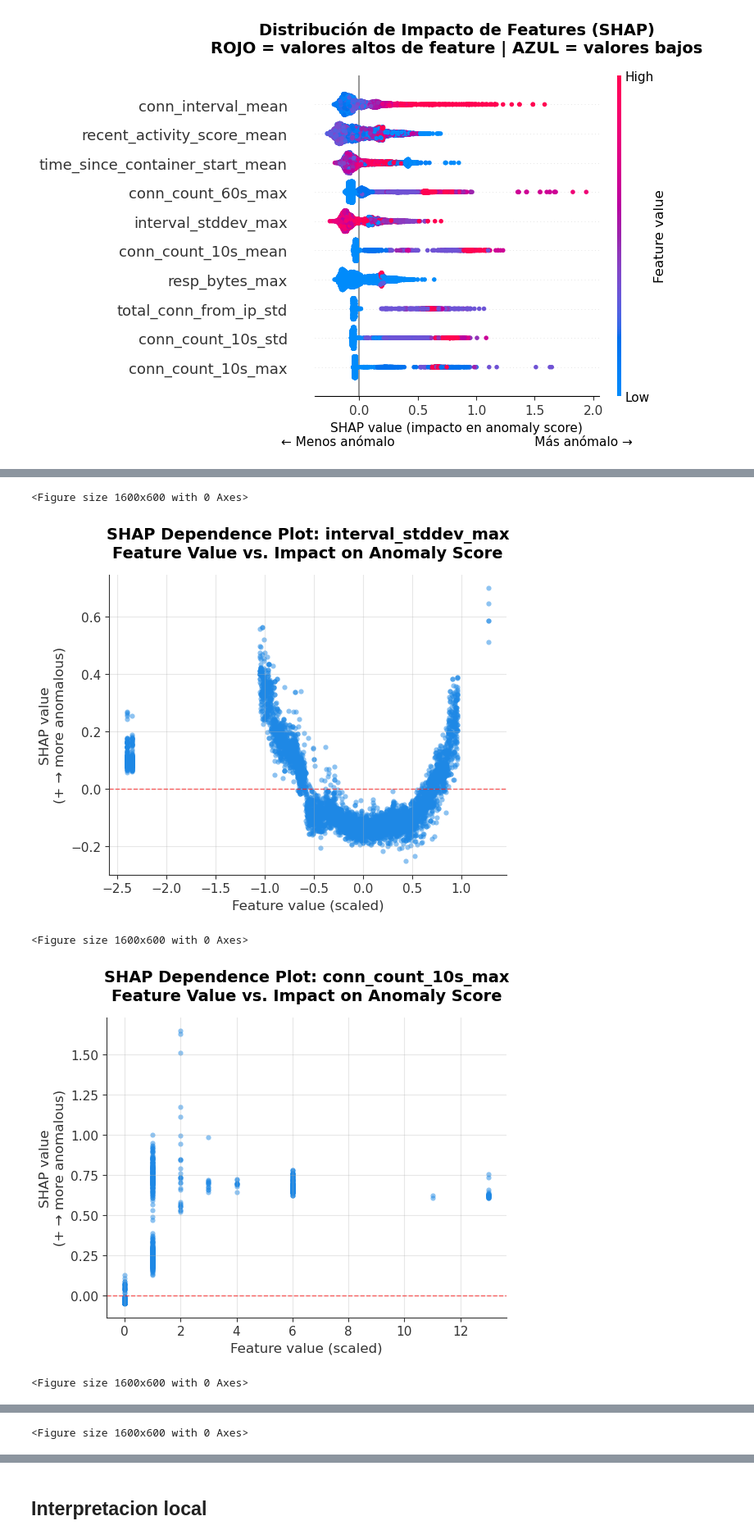
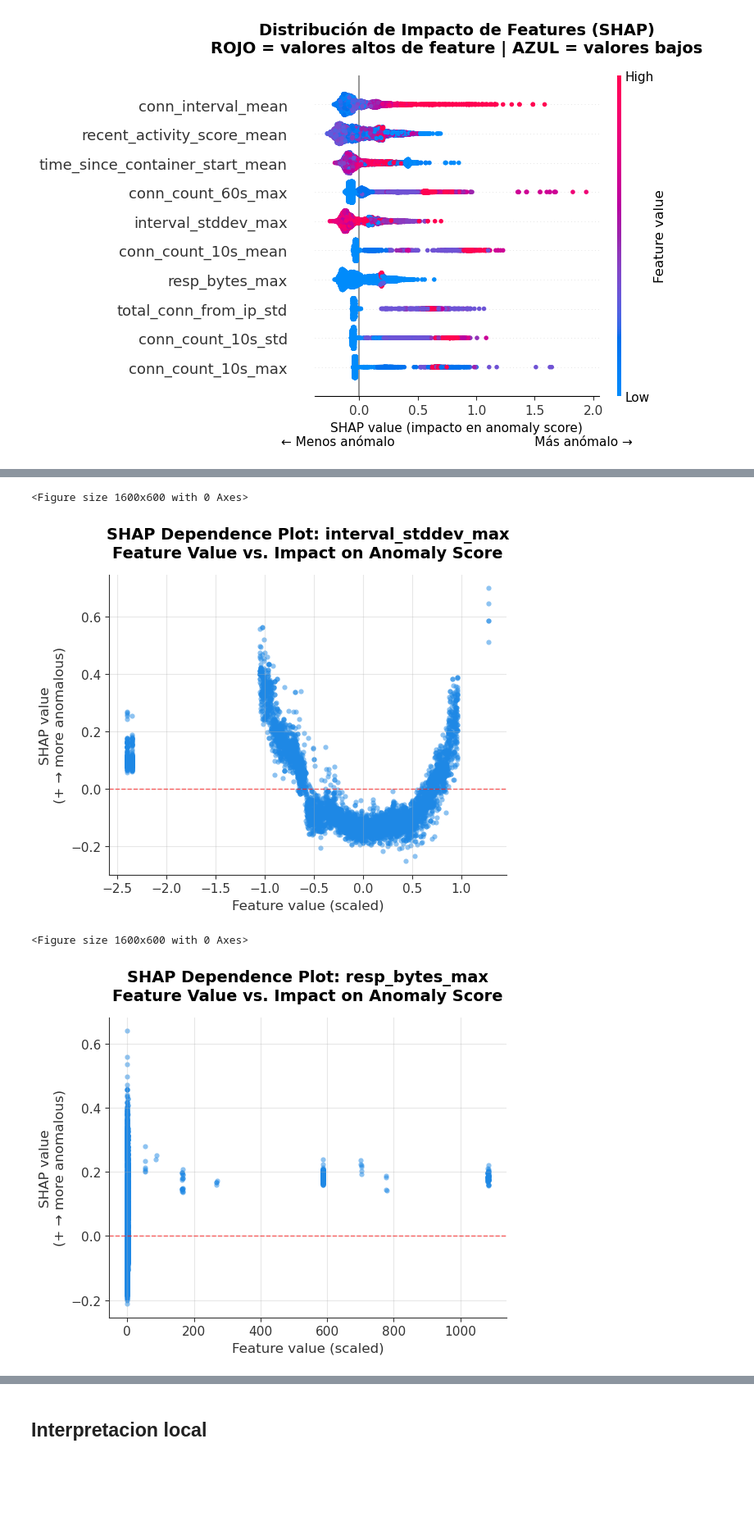
Before and after one commit to Grupo-MACC/ML_for_consul_poisoning, a Jupyter notebook: notebooks/05_explainability_isolation_forest.ipynb, the cells around one changed output, grey strips where cells are left out. Shown at 82% size. Saved outputs shown, nothing was run; the diff lists cells and outputs as text; code cells hidden in the pictures; blank space fills up the shorter version.

```diff
--- a/notebooks/05_explainability_isolation_forest.ipynb
+++ b/notebooks/05_explainability_isolation_forest.ipynb
@@ -104,10 +107,7 @@ import matplotlib.pyplot as plt
 features = [
     'recent_activity_score_mean',
     'interval_stddev_max',
-    'conn_count_10s_max',
-    'conn_count_10s_mean',
-    'resp_bytes_max',
-    'total_conn_from_ip_std'
+    'resp_bytes_max'
 ]
 
 # Generar gráfico individual para cada feature
@@ -123,32 +123,31 @@ for feature in features:
         shap_values_inverted,
         X_test_scaled,
         interaction_index=None,
         show=False,
         alpha=0.5,
         dot_size=20
     )
 
     # Personalizar
     plt.title(f'SHAP Dependence Plot: {feature}\n'
               'Feature Value vs. Impact on Anomaly Score',
               fontsize=14, fontweight='bold', pad=15)
     plt.ylabel('SHAP value\n(+ → more anomalous)', fontsize=12)
     plt.xlabel('Feature value (scaled)', fontsize=12)
     plt.axhline(y=0, color='red', linestyle='--', linewidth=1, alpha=0.6)
     plt.grid(True, alpha=0.3)
     plt.tight_layout()
 
     # Guardar con nombre específico para cada feature
     filename = feature.lower().replace('_', '-')
     plt.savefig(f'../reports/figures/shap_dependence_{filename}.png',
                 dpi=300, bbox_inches='tight')
     plt.show()
     plt.close()  # Cerrar figura para liberar memoria
 # %% [output]
 <Figure size 1600x600 with 0 Axes>
 [figure]
 <Figure size 1600x600 with 0 Axes>
 [figure]
 <Figure size 1600x600 with 0 Axes>
-[figure, old version]
+[figure, new version]
-<Figure size 1600x600 with 0 Axes>
@@ -156 +153,0 @@ for feature in features:
-<Figure size 1600x600 with 0 Axes>
```
Also changed, not shown: parts of 22 cells of this notebook, 1 other file.
